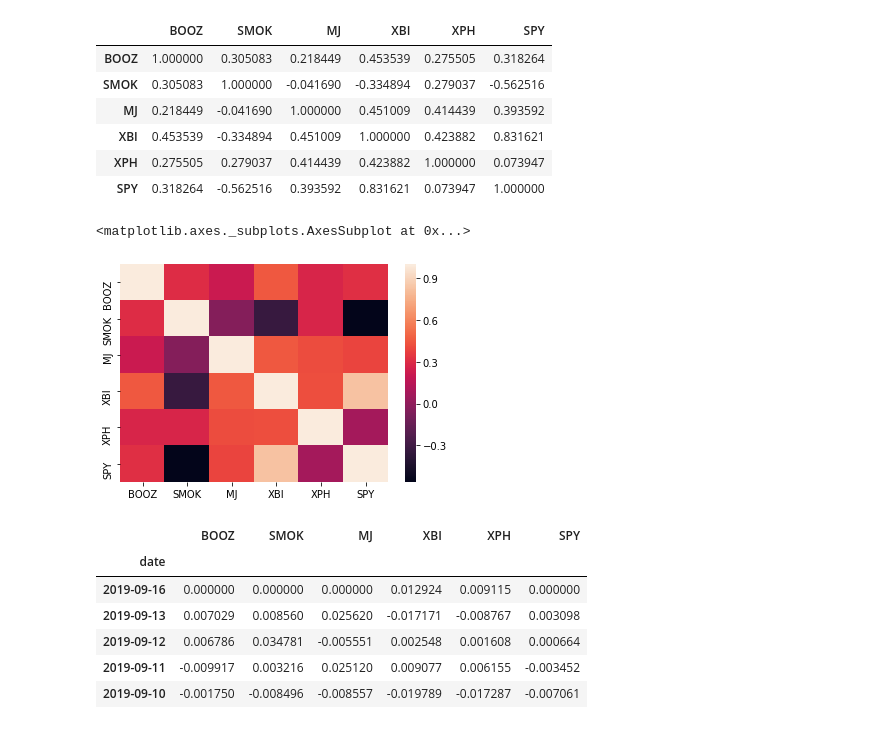
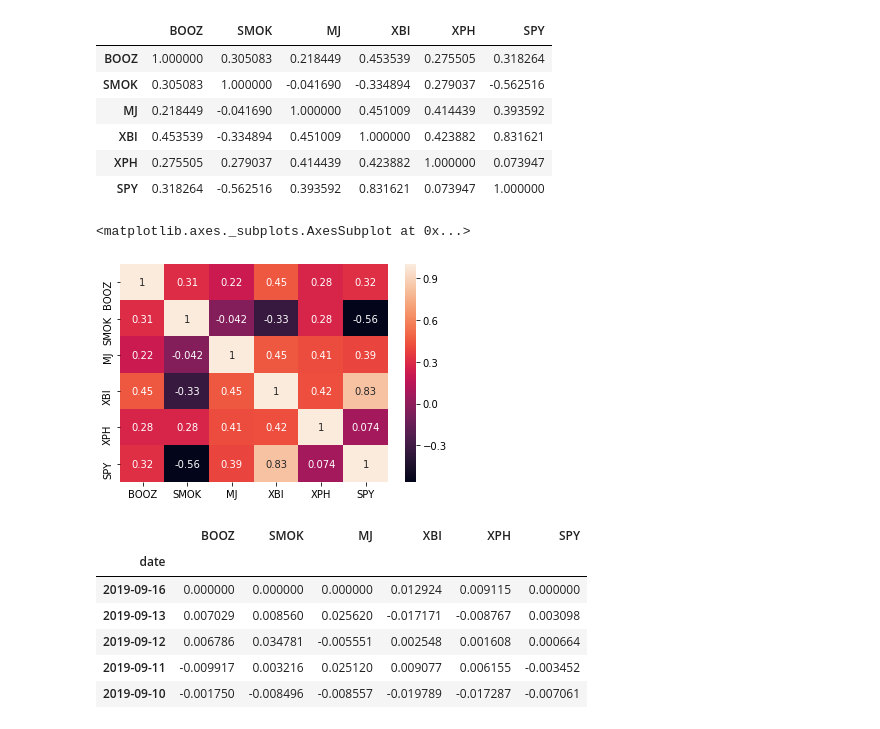
Before and after one commit to Briantaylor97/Cannabis-industry-analysis, a Jupyter notebook: MJ_index_compare.ipynb, the cells around one changed output. Saved outputs shown, nothing was run; the diff lists cells and outputs as text; code cells hidden in the pictures.

Commit message:
MJ jpynb file updated plots and graphs

```diff
--- a/MJ_index_compare.ipynb
+++ b/MJ_index_compare.ipynb
@@ -93,12 +93,12 @@ correlation
 # %%
 #Correlation heat map
 import seaborn as sns
 corr_all = aggregate_df.corr()
 sns.heatmap(corr_all, xticklabels=corr_all.columns.values,
-            yticklabels=corr_all.columns.values)
+            yticklabels=corr_all.columns.values, annot= True)
 # %% [output]
 <matplotlib.axes._subplots.AxesSubplot at 0x...>
-[figure, old version]
+[figure, new version]
 # %%
 #daily returns pct change
 df_daily_returns.head()
```
Also changed, not shown: parts of 7 cells of this notebook.
